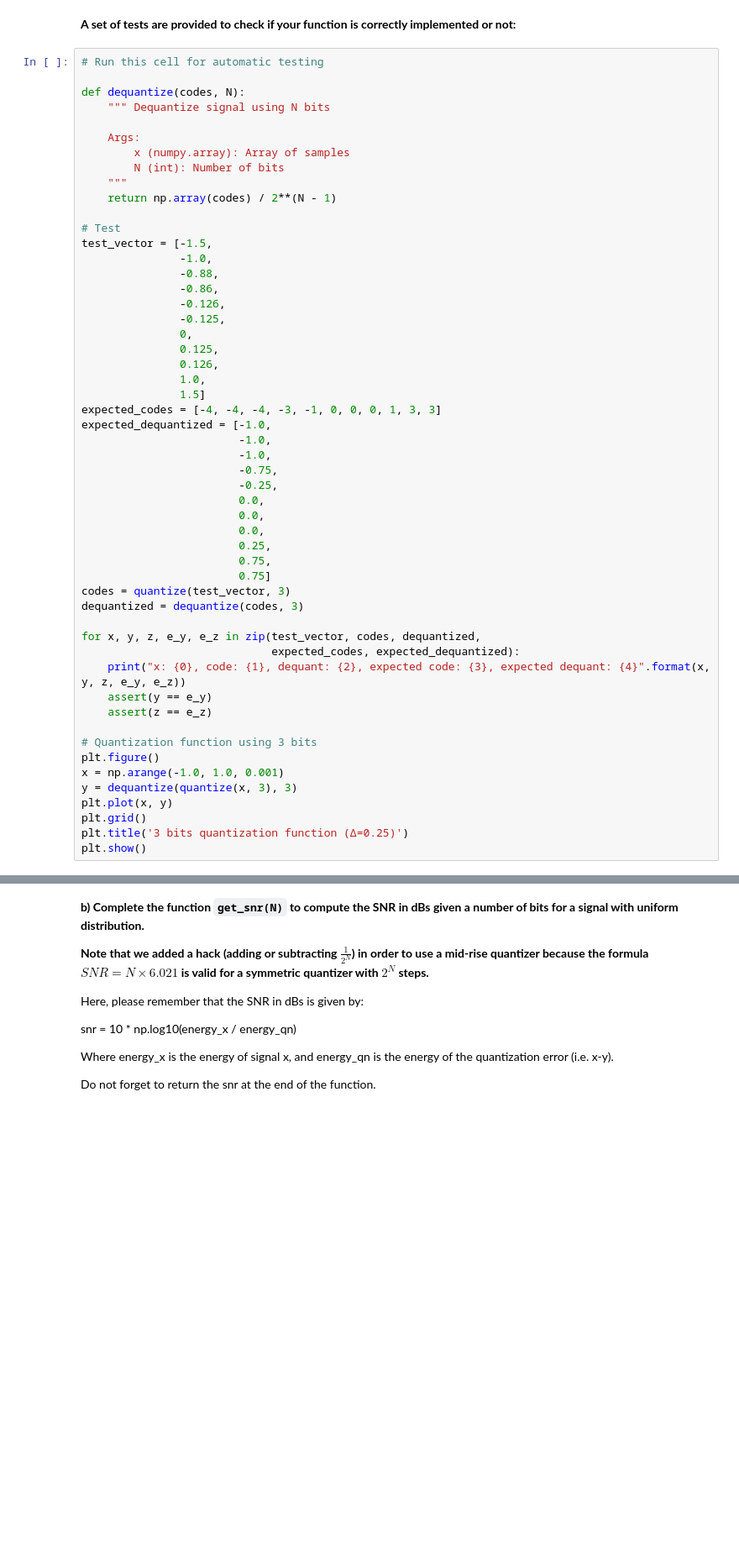
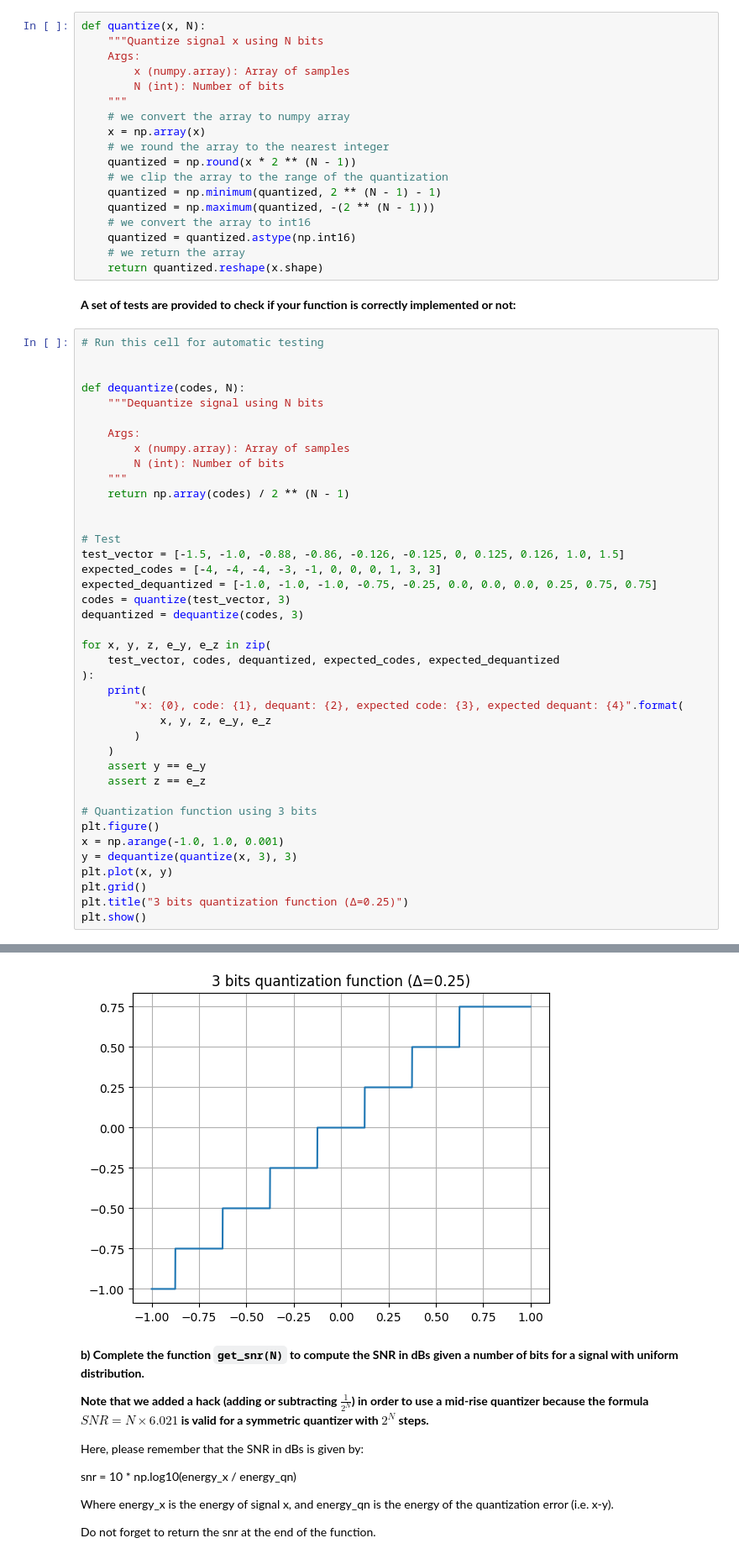
Before and after one commit to javiech1/SCAV, a Jupyter notebook: P1/Lab1_QuantizationAndEntropyCoding_2023.ipynb, the cells around one changed output, grey strips where cells are left out. Shown at 84% size. Cells and saved outputs as stored; diff of their text form; blank space fills up the shorter version.

```diff
--- a/P1/Lab1_QuantizationAndEntropyCoding_2023.ipynb
+++ b/P1/Lab1_QuantizationAndEntropyCoding_2023.ipynb
@@ -217,49 +233,54 @@ def quantize(x, N):
+# %%
+def quantize(x, N):
+    """Quantize signal x using N bits
+    Args:
+        x (numpy.array): Array of samples
+        N (int): Number of bits
+    """
+    # we convert the array to numpy array
+    x = np.array(x)
+    # we round the array to the nearest integer
+    quantized = np.round(x * 2 ** (N - 1))
+    # we clip the array to the range of the quantization
+    quantized = np.minimum(quantized, 2 ** (N - 1) - 1)
+    quantized = np.maximum(quantized, -(2 ** (N - 1)))
+    # we convert the array to int16
+    quantized = quantized.astype(np.int16)
+    # we return the array
+    return quantized.reshape(x.shape)
 # %% [markdown]
 **A set of tests are provided to check if your function is correctly implemented or not:**
 # %%
 # Run this cell for automatic testing
 
+
 def dequantize(codes, N):
-    """ Dequantize signal using N bits
+    """Dequantize signal using N bits
 
     Args:
         x (numpy.array): Array of samples
         N (int): Number of bits
     """
-    return np.array(codes) / 2**(N - 1)
+    return np.array(codes) / 2 ** (N - 1)
+
 
 # Test
-test_vector = [-1.5,
-               -1.0,
-               -0.88,
-               -0.86,
-               -0.126,
-               -0.125,
-               0,
-               0.125,
-               0.126,
-               1.0,
-               1.5]
+test_vector = [-1.5, -1.0, -0.88, -0.86, -0.126, -0.125, 0, 0.125, 0.126, 1.0, 1.5]
 expected_codes = [-4, -4, -4, -3, -1, 0, 0, 0, 1, 3, 3]
-expected_dequantized = [-1.0,
-                        -1.0,
-                        -1.0,
-                        -0.75,
-                        -0.25,
-                        0.0,
-                        0.0,
-                        0.0,
-                        0.25,
-                        0.75,
-                        0.75]
+expected_dequantized = [-1.0, -1.0, -1.0, -0.75, -0.25, 0.0, 0.0, 0.0, 0.25, 0.75, 0.75]
 codes = quantize(test_vector, 3)
 dequantized = dequantize(codes, 3)
 
-for x, y, z, e_y, e_z in zip(test_vector, codes, dequantized,
-                             expected_codes, expected_dequantized):
-    print("x: {0}, code: {1}, dequant: {2}, expected code: {3}, expected dequant: {4}".format(x, y, z, e_y, e_z))
-    assert(y == e_y)
-    assert(z == e_z)
+for x, y, z, e_y, e_z in zip(
+    test_vector, codes, dequantized, expected_codes, expected_dequantized
+):
+    print(
+        "x: {0}, code: {1}, dequant: {2}, expected code: {3}, expected dequant: {4}".format(
+            x, y, z, e_y, e_z
+        )
+    )
+    assert y == e_y
+    assert z == e_z
 
 # Quantization function using 3 bits
 plt.figure()
@@ -267,5 +288,6 @@ x = np.arange(-1.0, 1.0, 0.001)
 y = dequantize(quantize(x, 3), 3)
 plt.plot(x, y)
 plt.grid()
-plt.title('3 bits quantization function (Δ=0.25)')
+plt.title("3 bits quantization function (Δ=0.25)")
 plt.show()
+# %% [output]
@@ -272,3 +305,4 @@ plt.show()
+[figure, added]
 # %% [markdown]
 **b) Complete the function `get_snr(N)` to compute the SNR in dBs given a number of bits for a signal with uniform distribution.**
 
```
Also changed, not shown: parts of 23 cells of this notebook.
